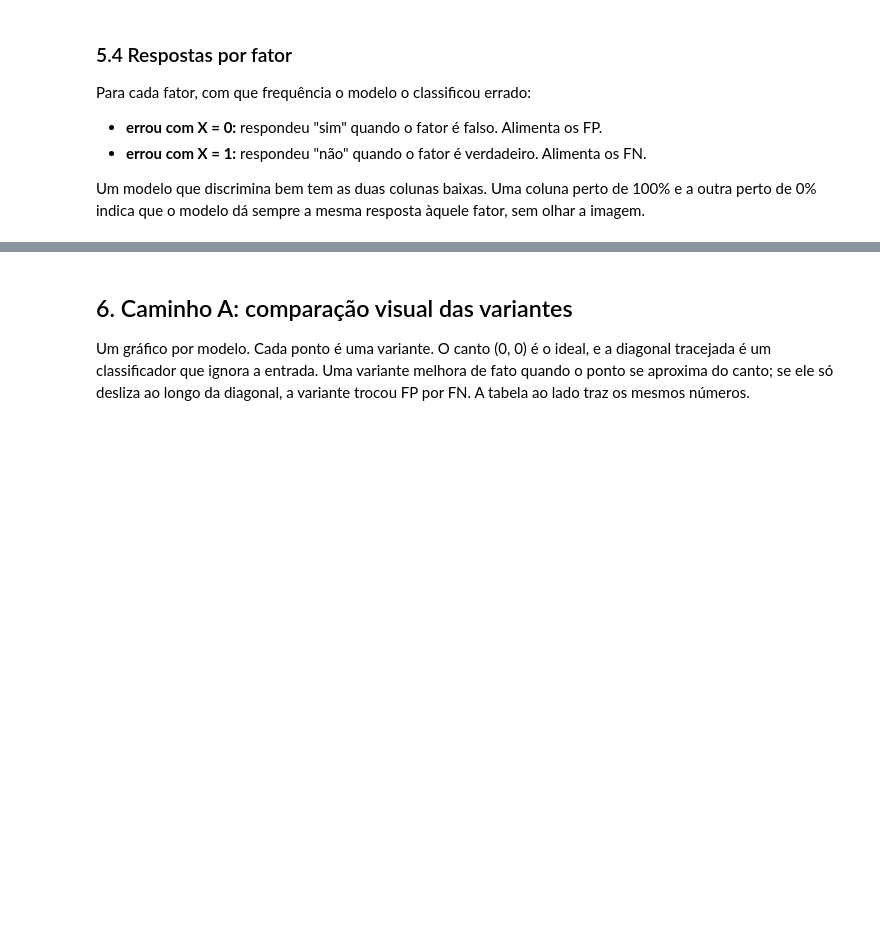
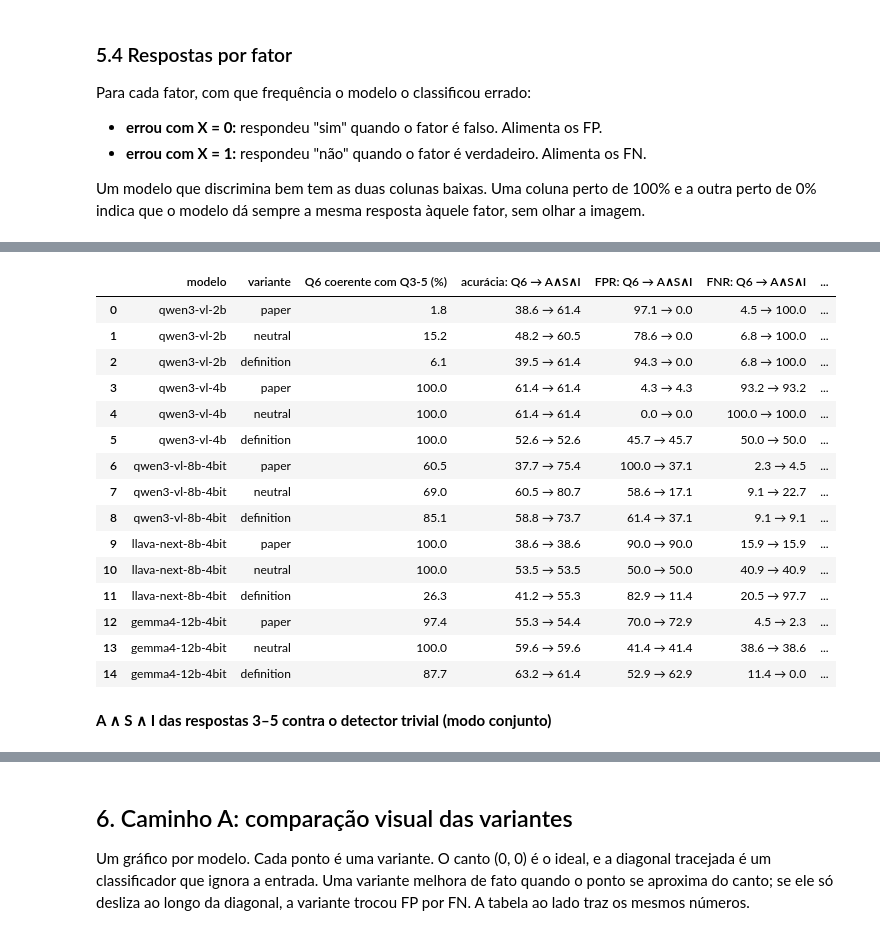
Before and after one commit to lucascouri2/viddar_rep, a Jupyter notebook: notebooks/benchmark_manipulacao.ipynb, the cells around one changed output, grey strips where cells are left out. Drawn from its saved outputs; the diff is of its cells as text; code cells hidden in the pictures; blank space fills up the shorter version.

```diff
--- a/notebooks/benchmark_manipulacao.ipynb
+++ b/notebooks/benchmark_manipulacao.ipynb
@@ -259,0 +643,23 @@ display(reporting.factor_comparison(runs))
+# %%
+display(reporting.rule_comparison(runs))
+joint = {k: v for k, v in runs.items() if not k[1].endswith("_decomposed")}
+display(Markdown("**A ∧ S ∧ I das respostas 3–5 contra o detector trivial (modo conjunto)**"))
+display(reporting.baseline_comparison(joint, "pred_factor_rule"))
+# %% [output]
+|  | modelo | variante | Q6 coerente com Q3-5 (%) | acurácia: Q6 → A∧S∧I | FPR: Q6 → A∧S∧I | FNR: Q6 → A∧S∧I | ... |
+| 0 | qwen3-vl-2b | paper | 1.8 | 38.6 → 61.4 | 97.1 → 0.0 | 4.5 → 100.0 | ... |
+| 1 | qwen3-vl-2b | neutral | 15.2 | 48.2 → 60.5 | 78.6 → 0.0 | 6.8 → 100.0 | ... |
+| 2 | qwen3-vl-2b | definition | 6.1 | 39.5 → 61.4 | 94.3 → 0.0 | 6.8 → 100.0 | ... |
+| 3 | qwen3-vl-4b | paper | 100.0 | 61.4 → 61.4 | 4.3 → 4.3 | 93.2 → 93.2 | ... |
+| 4 | qwen3-vl-4b | neutral | 100.0 | 61.4 → 61.4 | 0.0 → 0.0 | 100.0 → 100.0 | ... |
+| 5 | qwen3-vl-4b | definition | 100.0 | 52.6 → 52.6 | 45.7 → 45.7 | 50.0 → 50.0 | ... |
+| 6 | qwen3-vl-8b-4bit | paper | 60.5 | 37.7 → 75.4 | 100.0 → 37.1 | 2.3 → 4.5 | ... |
+| 7 | qwen3-vl-8b-4bit | neutral | 69.0 | 60.5 → 80.7 | 58.6 → 17.1 | 9.1 → 22.7 | ... |
+| 8 | qwen3-vl-8b-4bit | definition | 85.1 | 58.8 → 73.7 | 61.4 → 37.1 | 9.1 → 9.1 | ... |
+| 9 | llava-next-8b-4bit | paper | 100.0 | 38.6 → 38.6 | 90.0 → 90.0 | 15.9 → 15.9 | ... |
+| 10 | llava-next-8b-4bit | neutral | 100.0 | 53.5 → 53.5 | 50.0 → 50.0 | 40.9 → 40.9 | ... |
+| 11 | llava-next-8b-4bit | definition | 26.3 | 41.2 → 55.3 | 82.9 → 11.4 | 20.5 → 97.7 | ... |
+| 12 | gemma4-12b-4bit | paper | 97.4 | 55.3 → 54.4 | 70.0 → 72.9 | 4.5 → 2.3 | ... |
+| 13 | gemma4-12b-4bit | neutral | 100.0 | 59.6 → 59.6 | 41.4 → 41.4 | 38.6 → 38.6 | ... |
+| 14 | gemma4-12b-4bit | definition | 87.7 | 63.2 → 61.4 | 52.9 → 62.9 | 11.4 → 0.0 | ... |
+**A ∧ S ∧ I das respostas 3–5 contra o detector trivial (modo conjunto)**
```
Also changed, not shown: parts of 43 cells of this notebook, 10 other files.
